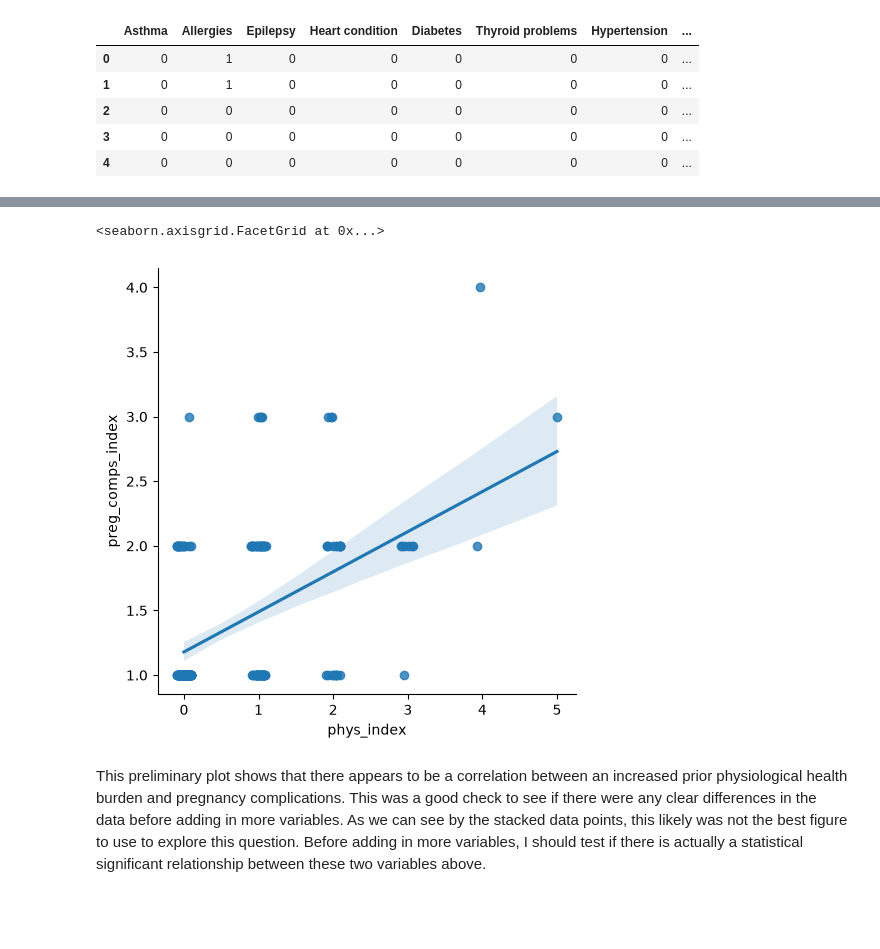
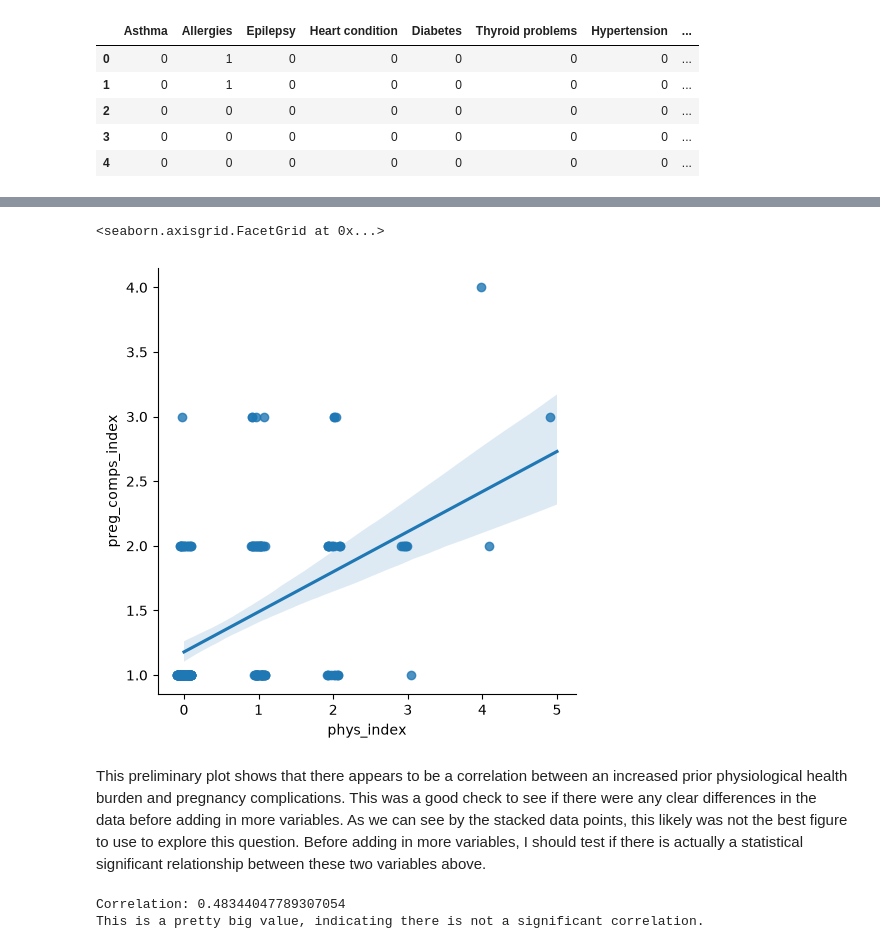
Before and after one commit to vgemoetsjohnson-sketch/FDS2-F26-FinalProject-Group2, a Jupyter notebook: q1_anna.ipynb, the cells around one changed output, grey strips where cells are left out. Saved outputs shown, nothing was run; the diff lists cells and outputs as text; code cells hidden in the pictures; blank space fills up the shorter version.

Commit message:
Anna final figures draft

```diff
--- a/q1_anna.ipynb
+++ b/q1_anna.ipynb
@@ -158,3 +158,7 @@ pvdcleansmall.head()
 | 2 | 0 | 0 | 0 | 0 | 0 | 0 | 0 | ... |
 | 3 | 0 | 0 | 0 | 0 | 0 | 0 | 0 | ... |
 | 4 | 0 | 0 | 0 | 0 | 0 | 0 | 0 | ... |
+# %%
+#make a copy for peace of mind
+df = pvdcleansmall.copy()
+df.head()
@@ -161,14 +196,20 @@ pvdcleansmall.head()
 # %%
 #Start making indexes. Since all the physiological health variables use 0 or 1, I will just add them together.
-pvdcleansmall['phys_index'] = pvdcleansmall[['Asthma', 'Allergies', 'Epilepsy', 'Heart condition', 'Diabetes', 'Thyroid problems', 'Hypertension', 'Coronary heart disease', 'Anaemia', 'Endometriosis', 'Other diseases',
+df['phys_index'] = df[['Asthma', 'Allergies', 'Epilepsy', 'Heart condition', 'Diabetes', 'Thyroid problems', 'Hypertension', 'Coronary heart disease', 'Anaemia', 'Endometriosis', 'Other diseases',
              'Hormonal problems']].sum(axis=1)
 #during pregnancy health complications are also 0 or 1, so I will also just add those.
-pvdcleansmall['preg_comps_index'] = pvdcleansmall[['Pregnancy diabetes 1y', 'Thyroid gland problems 1y', 'Hypertension 1y', 'Other diseases.1', 'Nausea']].sum(axis=1)
+df['preg_comps_index'] = df[['Pregnancy diabetes 1y', 'Thyroid gland problems 1y', 'Hypertension 1y', 'Other diseases.1', 'Nausea']].sum(axis=1)
 # %%
 #First look at if pregnancy complications go up with increased physiological health burden
-sns.lmplot(data=pvdcleansmall, x='phys_index', y='preg_comps_index', x_jitter=0.1)
+sns.lmplot(data=df, x='phys_index', y='preg_comps_index', x_jitter=0.1)
 # %% [output]
 <seaborn.axisgrid.FacetGrid at 0x...>
-[figure, old version]
+[figure, new version]
 # %% [markdown]
 This preliminary plot shows that there appears to be a correlation between an increased prior physiological health burden and pregnancy complications. This was a good check to see if there were any clear differences in the data before adding in more variables. As we can see by the stacked data points, this likely was not the best figure to use to explore this question. Before adding in more variables, I should test if there is actually a statistical significant relationship between these two variables above.
+# %%
+print(f"Correlation: {df['phys_index'].corr(df['preg_comps_index'])}")
+print(f"This is a pretty big value, indicating there is not a significant correlation.")
+# %% [output]
+Correlation: 0.48344047789307054
+This is a pretty big value, indicating there is not a significant correlation.
```
Also changed, not shown: parts of 12 cells of this notebook, 1 other file.
